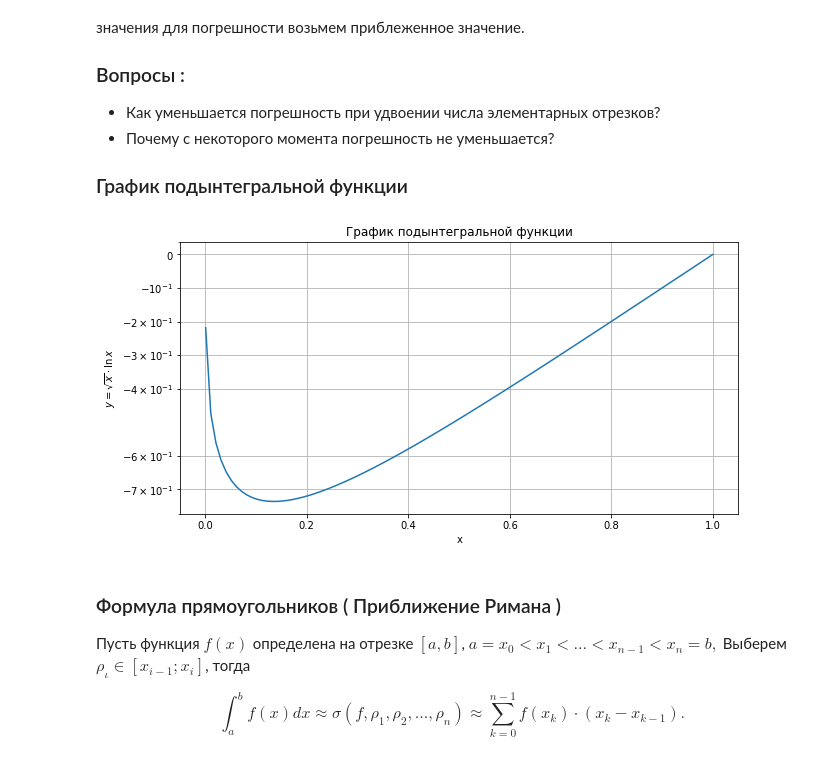
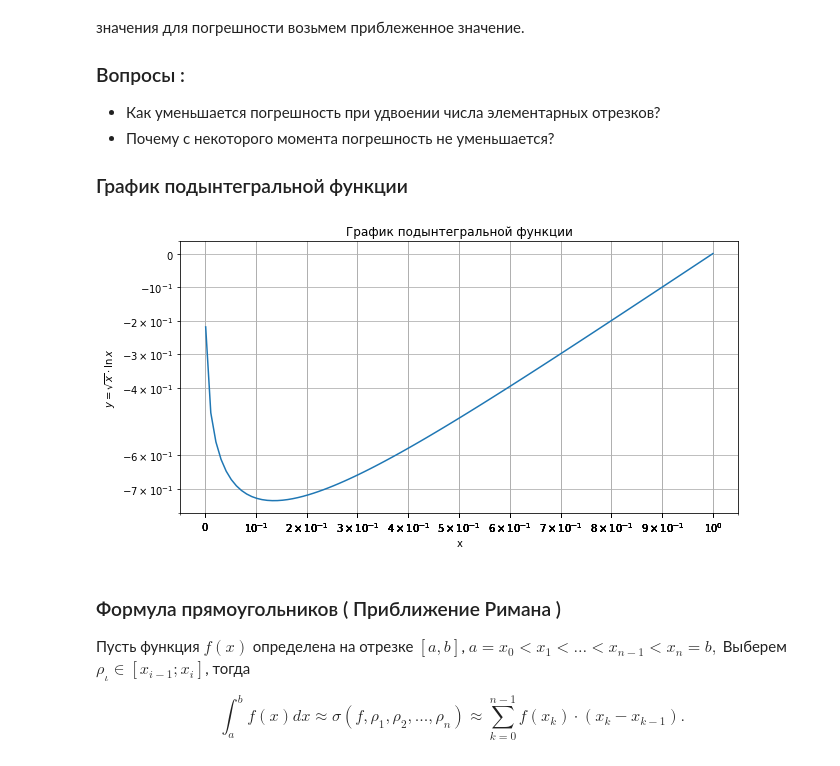
Before and after one commit to danielbulgakov/ProjectSKM, a Jupyter notebook: YearProjectSKM.ipynb, the cells around one changed output. Cells and saved outputs as stored; diff of their text form; code cells hidden in the pictures.

```diff
--- a/YearProjectSKM.ipynb
+++ b/YearProjectSKM.ipynb
@@ -21,17 +21,19 @@ from matplotlib import rc
 # %%
 xx = np.linspace(1e-3,1,100)
 yy = np.sqrt(xx)*np.log(xx)
 plt.rcParams["figure.figsize"] = (10,5)
 plt.yscale('symlog')
+plt.xscale('symlog')
 plt.yticks([round(i,1) for i in np.linspace(0,-1,10)])
+plt.xticks([round(i,1) for i in xx])
 plt.plot(xx,yy)
 plt.xlabel('x')
 plt.ylabel('$ y = \sqrt{x} \cdot \ln x$')
 plt.title('График подынтегральной функции')
 plt.grid()
 pass
 # %% [output]
-[figure, old version]
+[figure, new version]
 # %% [markdown]
 ### Формула прямоугольников ( Приближение Римана )
 Пусть функция $f(x)$ определена на отрезке $[a,b]$, $ a = x_0 < x_1 < \dots < x_{n-1} < x_n = b,  $ Выберем $\rho_{ \iota } \in \left[x_{i-1}; x_i \right]$, тогда
```
